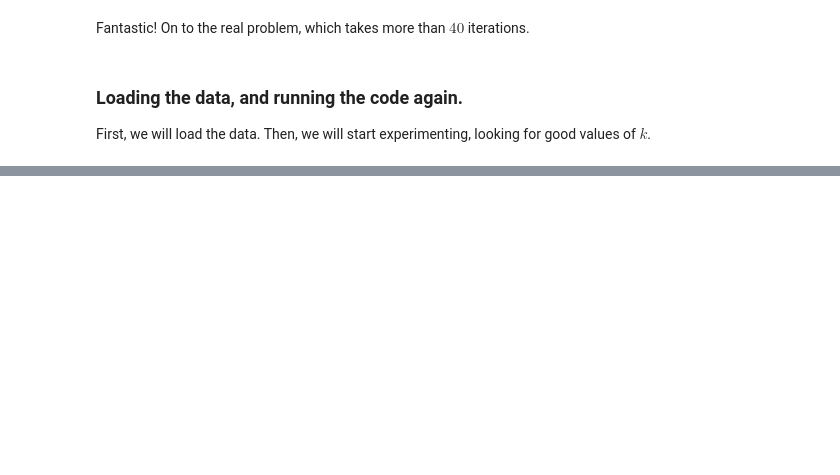
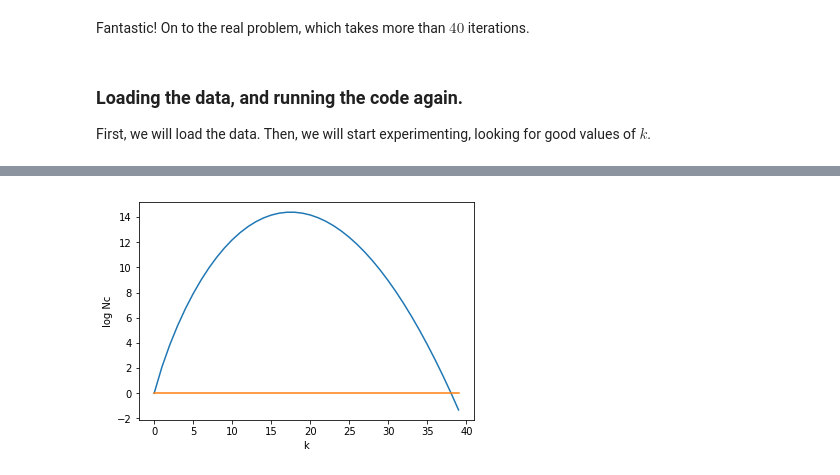
Before and after one commit to atbolsh/RRR_HW4, a Jupyter notebook: CliqueRRR.ipynb, the cells around one changed output, grey strips where cells are left out. Saved outputs shown, nothing was run; the diff lists cells and outputs as text; code cells hidden in the pictures; blank space fills up the shorter version.

```diff
--- a/CliqueRRR.ipynb
+++ b/CliqueRRR.ipynb
@@ -107,0 +174,17 @@ First, we will load the data. Then, we will start experimenting, looking for goo
+# %%
+from scipy.special import binom
+import math
+
+def Nc(k):
+    return binom(125, k)*(0.9**(k*(k-1)*0.5))
+
+ks = range(40)
+Ns = [Nc(k) for k in ks]
+lNs = [math.log(N)/math.log(10) for N in Ns]
+plt.plot(ks, lNs)
+plt.plot(ks, [0 for k in ks])
+plt.xlabel("k")
+plt.ylabel("log Nc")
+plt.show()
+# %% [output]
+[figure, added]
```
Also changed, not shown: parts of 41 cells of this notebook, 18 other files.
